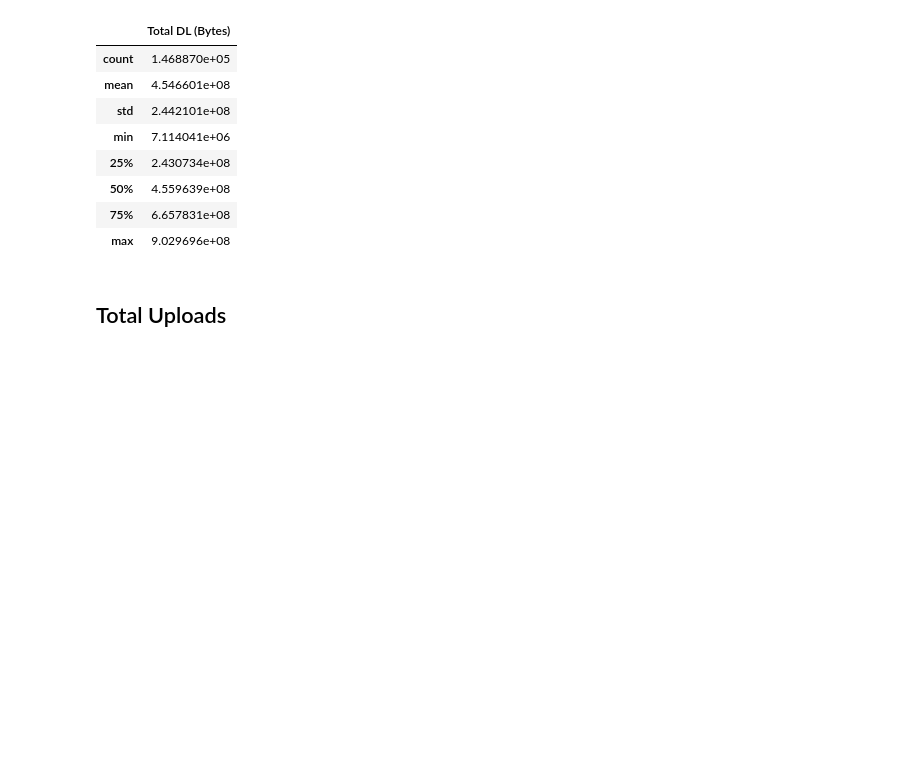
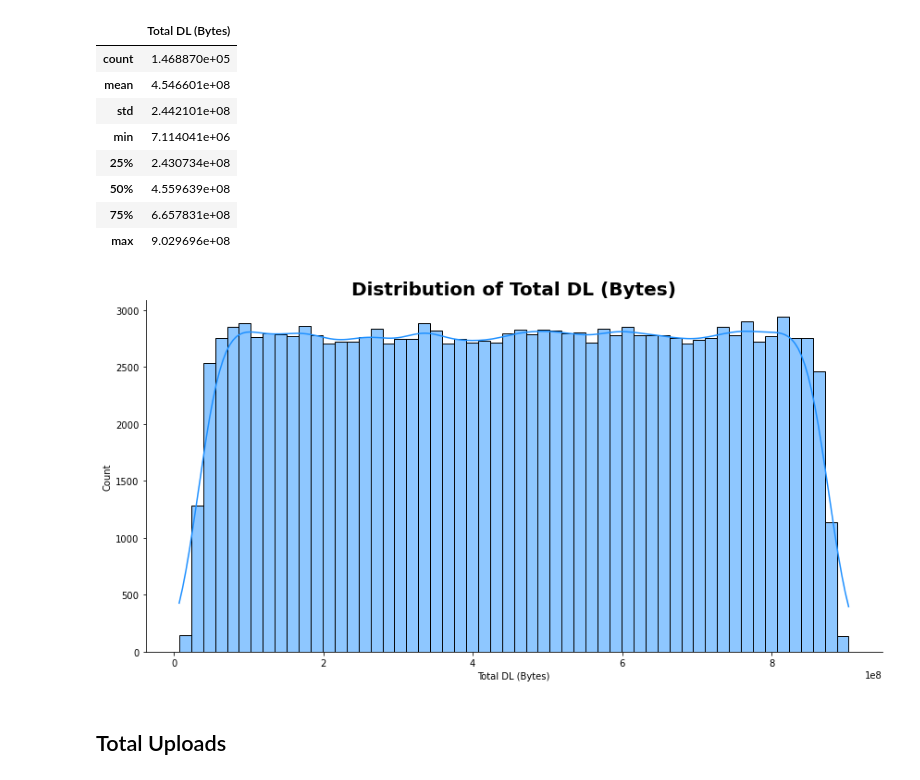
Before and after one commit to gezish/TellCo-UserDataAnalytics, a Jupyter notebook: notebooks/user_overview_analysis.ipynb, the cells around one changed output. Cells and saved outputs as stored; diff of their text form; code cells hidden in the pictures; blank space fills up the shorter version.

```diff
--- a/notebooks/user_overview_analysis.ipynb
+++ b/notebooks/user_overview_analysis.ipynb
@@ -184,6 +184,10 @@ clean_data[['Total DL (Bytes)']].describe()
 | 50% | 4.559639e+08 |
 | 75% | 6.657831e+08 |
 | max | 9.029696e+08 |
+# %%
+plot_hist(clean_data, 'Total DL (Bytes)', 'dodgerblue')
+# %% [output]
+[figure, added]
 # %% [markdown]
 ## Total Uploads
 # %%
```
Also changed, not shown: parts of 4 cells of this notebook.
